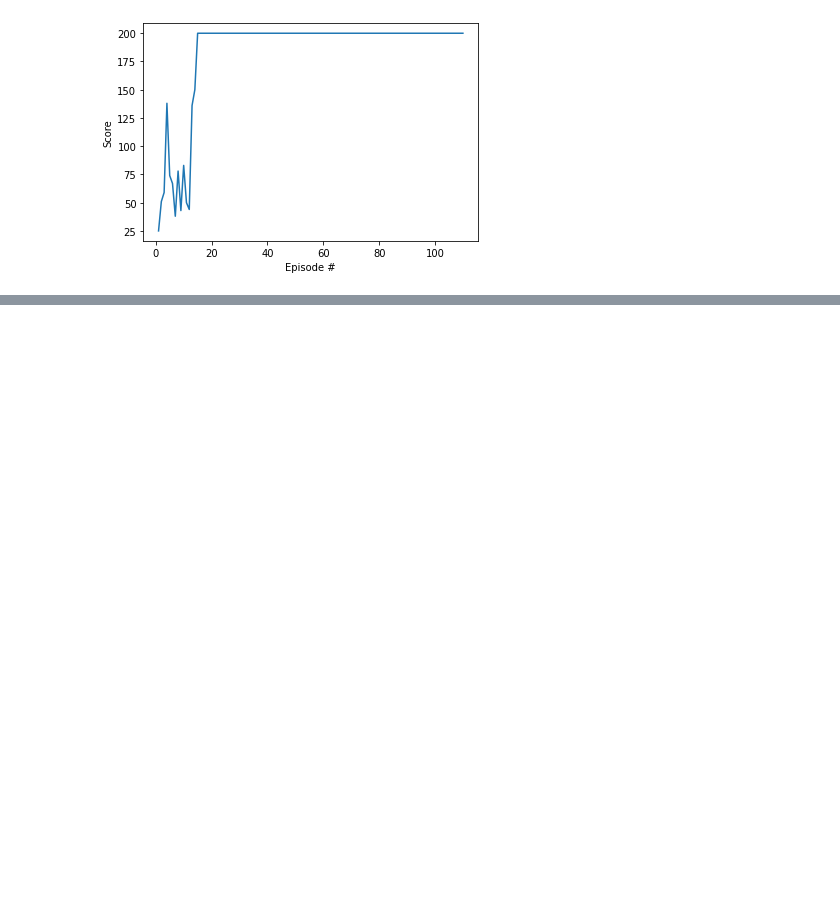
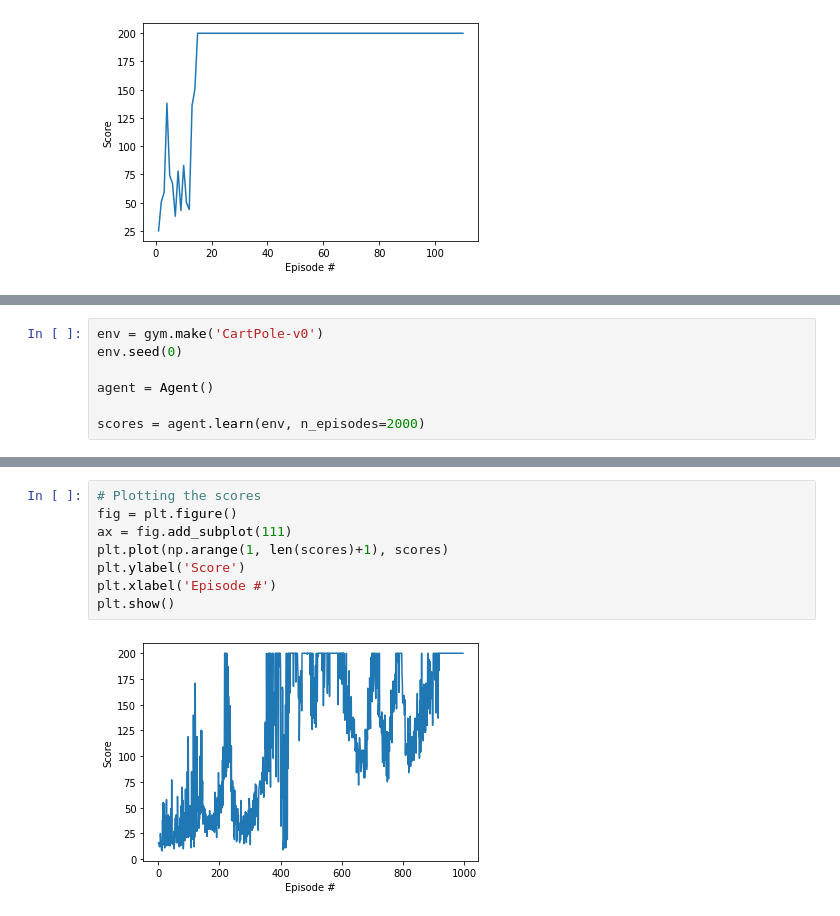
Before and after one commit to smejak/OpenAI-CartPole-Policy-Based-Methods, a Jupyter notebook: pbm-cartpole.ipynb, the cells around one changed output, grey strips where cells are left out. Saved outputs shown, nothing was run; the diff lists cells and outputs as text; blank space fills up the shorter version.

Commit message:
Add REINFORCE learning algorithm implementation

```diff
--- a/pbm-cartpole.ipynb
+++ b/pbm-cartpole.ipynb
@@ -115,0 +119,7 @@ env.close()
+# %%
+env = gym.make('CartPole-v0')
+env.seed(0)
+
+agent = Agent()
+
+scores = agent.learn(env, n_episodes=2000)
@@ -115,0 +137,10 @@ env.close()
+# %%
+# Plotting the scores
+fig = plt.figure()
+ax = fig.add_subplot(111)
+plt.plot(np.arange(1, len(scores)+1), scores)
+plt.ylabel('Score')
+plt.xlabel('Episode #')
+plt.show()
+# %% [output]
+[figure, added]
```
Also changed, not shown: parts of 8 cells of this notebook, 1 other file.
